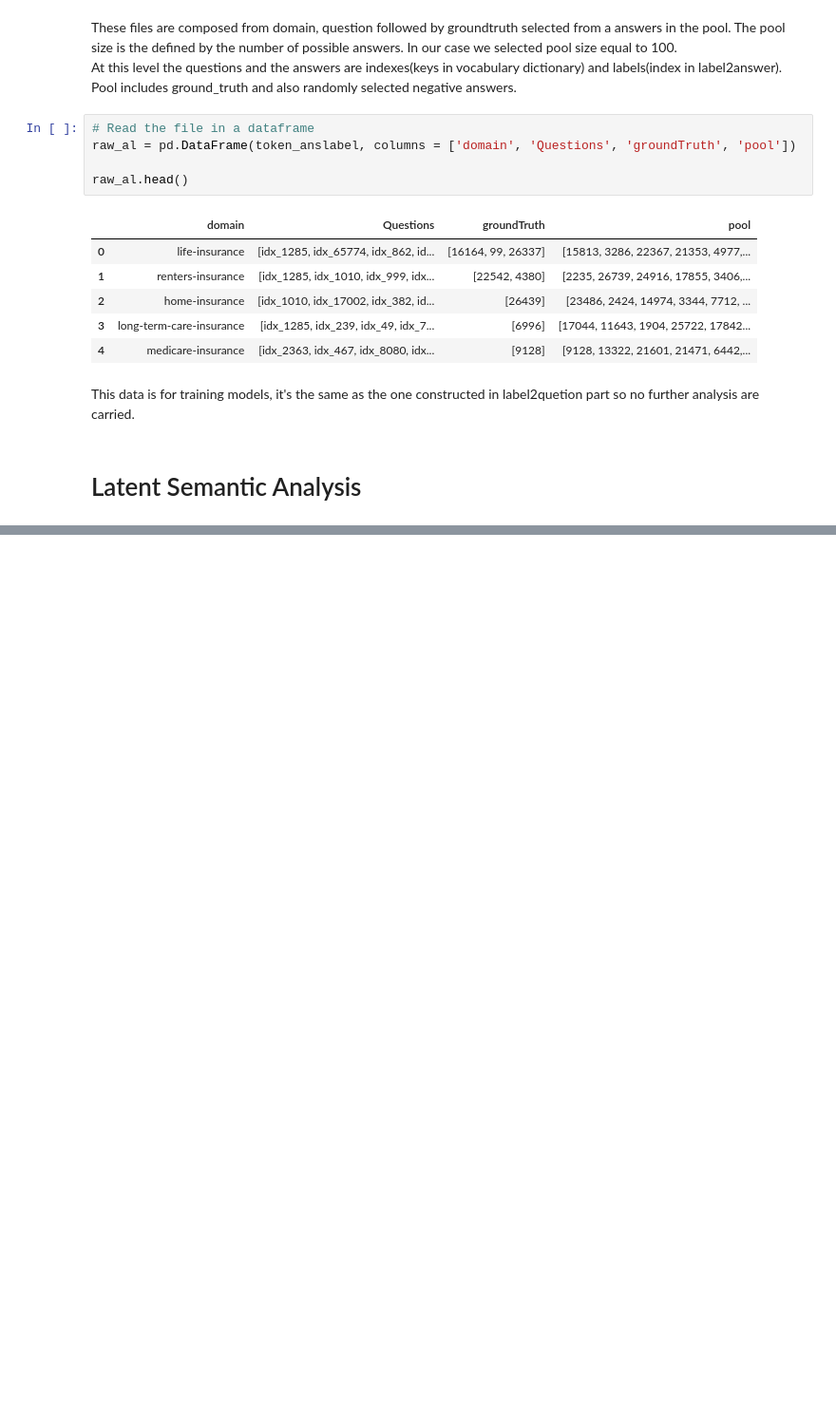
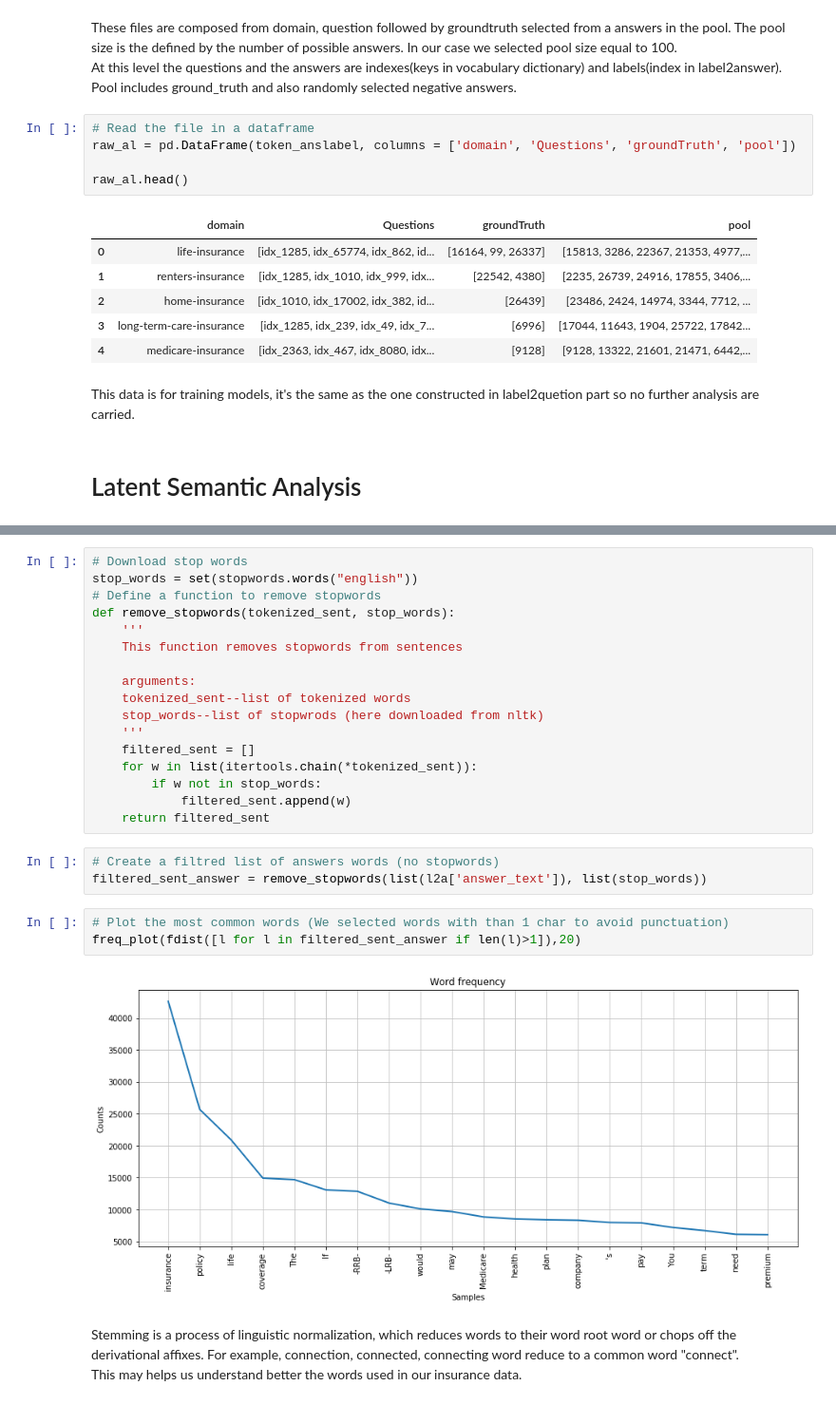
Before and after one commit to mouadhhamdi/insuranceQA, a Jupyter notebook: Data_Analysis.ipynb, the cells around one changed output, grey strips where cells are left out. Shown at 95% size. Drawn from its saved outputs; the diff is of its cells as text; blank space fills up the shorter version.

```diff
--- a/Data_Analysis.ipynb
+++ b/Data_Analysis.ipynb
@@ -418,0 +478,28 @@ This data is for training models, it's the same as the one constructed in label2
+# %%
+# Download stop words
+stop_words = set(stopwords.words("english"))
+# Define a function to remove stopwords
+def remove_stopwords(tokenized_sent, stop_words):
+    '''
+    This function removes stopwords from sentences
+
+    arguments:
+    tokenized_sent--list of tokenized words
+    stop_words--list of stopwrods (here downloaded from nltk)
+    '''
+    filtered_sent = []
+    for w in list(itertools.chain(*tokenized_sent)):
+        if w not in stop_words:
+            filtered_sent.append(w)
+    return filtered_sent
+# %%
+# Create a filtred list of answers words (no stopwords)
+filtered_sent_answer = remove_stopwords(list(l2a['answer_text']), list(stop_words))
+# %%
+# Plot the most common words (We selected words with than 1 char to avoid punctuation)
+freq_plot(fdist([l for l in filtered_sent_answer if len(l)>1]),20)
+# %% [output]
+[figure, added]
+# %% [markdown]
+Stemming is a process of linguistic normalization, which reduces words to their word root word or chops off the derivational affixes. For example, connection, connected, connecting word reduce to a common word "connect".<br>
+This may helps us understand better the words used in our insurance data.
```
Also changed, not shown: parts of 20 cells of this notebook, 1 other file.
